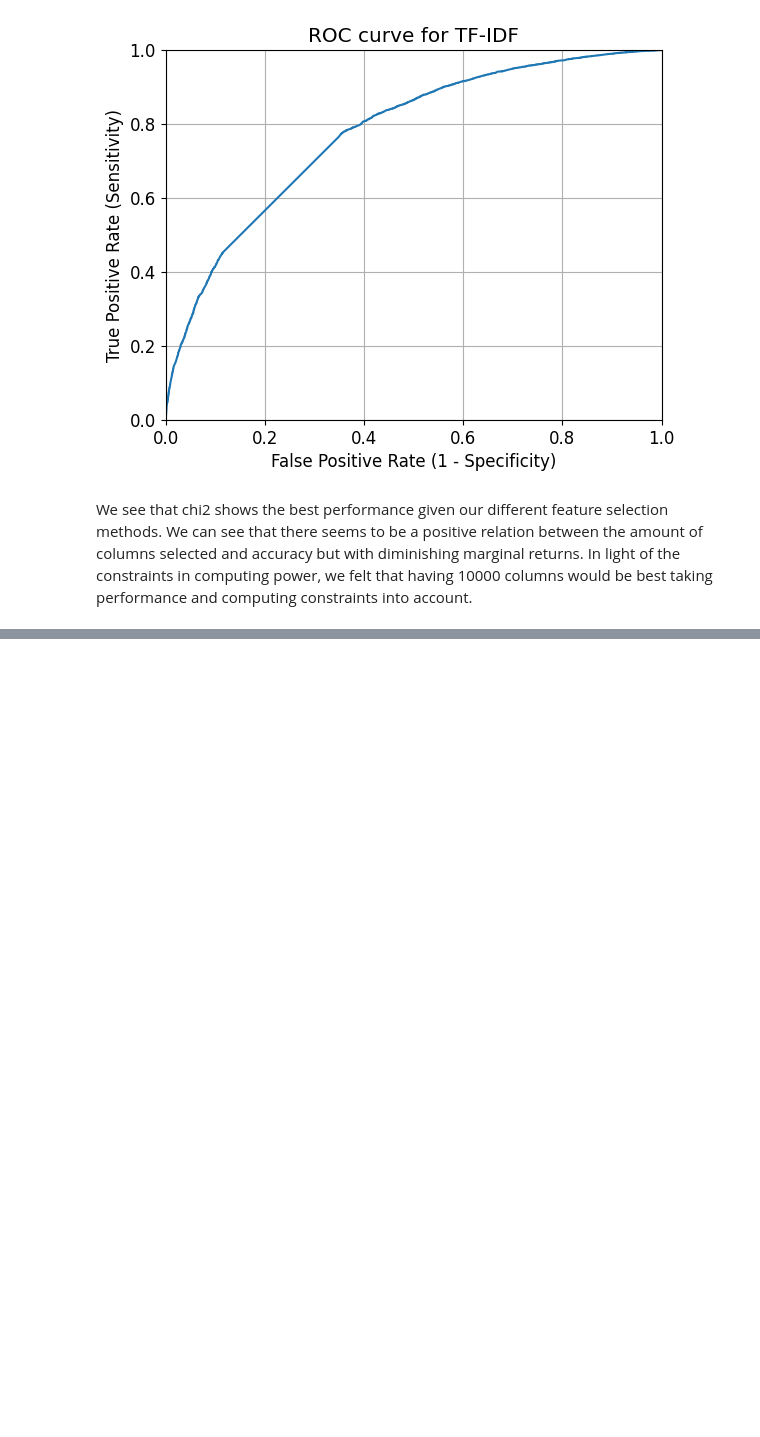
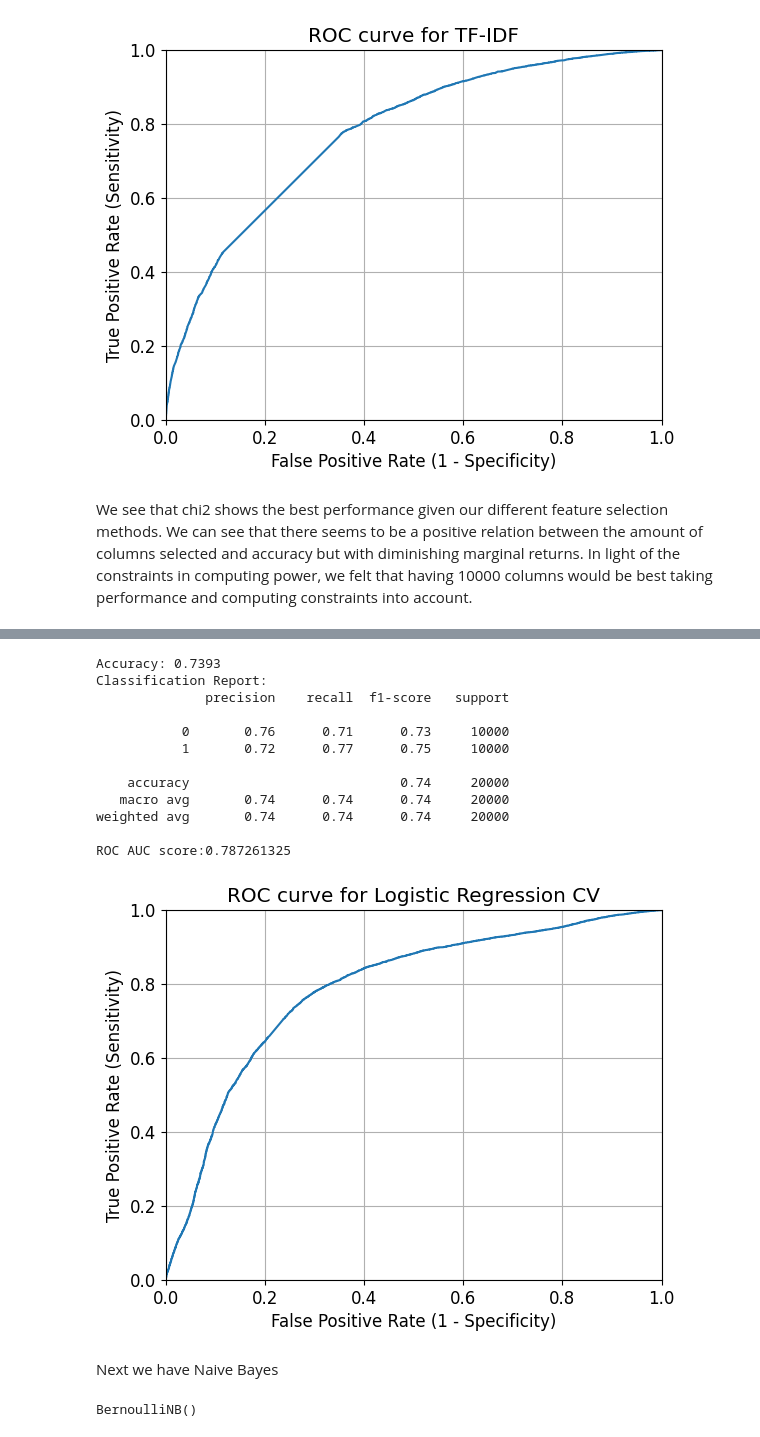
Before and after one commit to henry167b/IT1244-Project, a Jupyter notebook: Models/random forest baseline.ipynb, the cells around one changed output, grey strips where cells are left out. Drawn from its saved outputs; the diff is of its cells as text; code cells hidden in the pictures; blank space fills up the shorter version.

```diff
--- a/Models/random forest baseline.ipynb
+++ b/Models/random forest baseline.ipynb
@@ -421,0 +479,3 @@ We see that chi2 shows the best performance given our different feature selectio
+# %%
+lrcv = LogisticRegressionCV(random_state=42, verbose=2, n_jobs = -1, solver = 'saga', max_iter=500)
+lrcv.fit(X_train_new, y_train)
@@ -421,0 +546,44 @@ We see that chi2 shows the best performance given our different feature selectio
+# %%
+y_pred = lrcv.predict(X_test_new)
+# Evaluate the model
+accuracy = accuracy_score(y_test, y_pred)
+classification_rep = classification_report(y_test, y_pred)
+
+print(f'Accuracy: {accuracy}')
+print(f'Classification Report:\n{classification_rep}')
+
+y_pred_prob = lrcv.predict_proba(X_test_new)[:, 1]
+
+fpr, tpr, thresholds = roc_curve(y_test, y_pred_prob)
+
+plt.plot(fpr, tpr)
+plt.xlim([0.0, 1.0])
+plt.ylim([0.0, 1.0])
+plt.rcParams['font.size'] = 12
+plt.title('ROC curve for Logistic Regression CV')
+plt.xlabel('False Positive Rate (1 - Specificity)')
+plt.ylabel('True Positive Rate (Sensitivity)')
+plt.grid(True)
+
+print(f'ROC AUC score:{roc_auc_score(y_test, y_pred_prob)}')
+# %% [output]
+Accuracy: 0.7393
+Classification Report:
+              precision    recall  f1-score   support
+
+           0       0.76      0.71      0.73     10000
+           1       0.72      0.77      0.75     10000
+
+    accuracy                           0.74     20000
+   macro avg       0.74      0.74      0.74     20000
+weighted avg       0.74      0.74      0.74     20000
+
+ROC AUC score:0.787261325
+[figure, added]
+# %% [markdown]
+Next we have Naive Bayes
+# %%
+clf = BernoulliNB()
+clf.fit(X_train_new, y_train)
+# %% [output]
+BernoulliNB()
```
Also changed, not shown: parts of 35 cells of this notebook.
